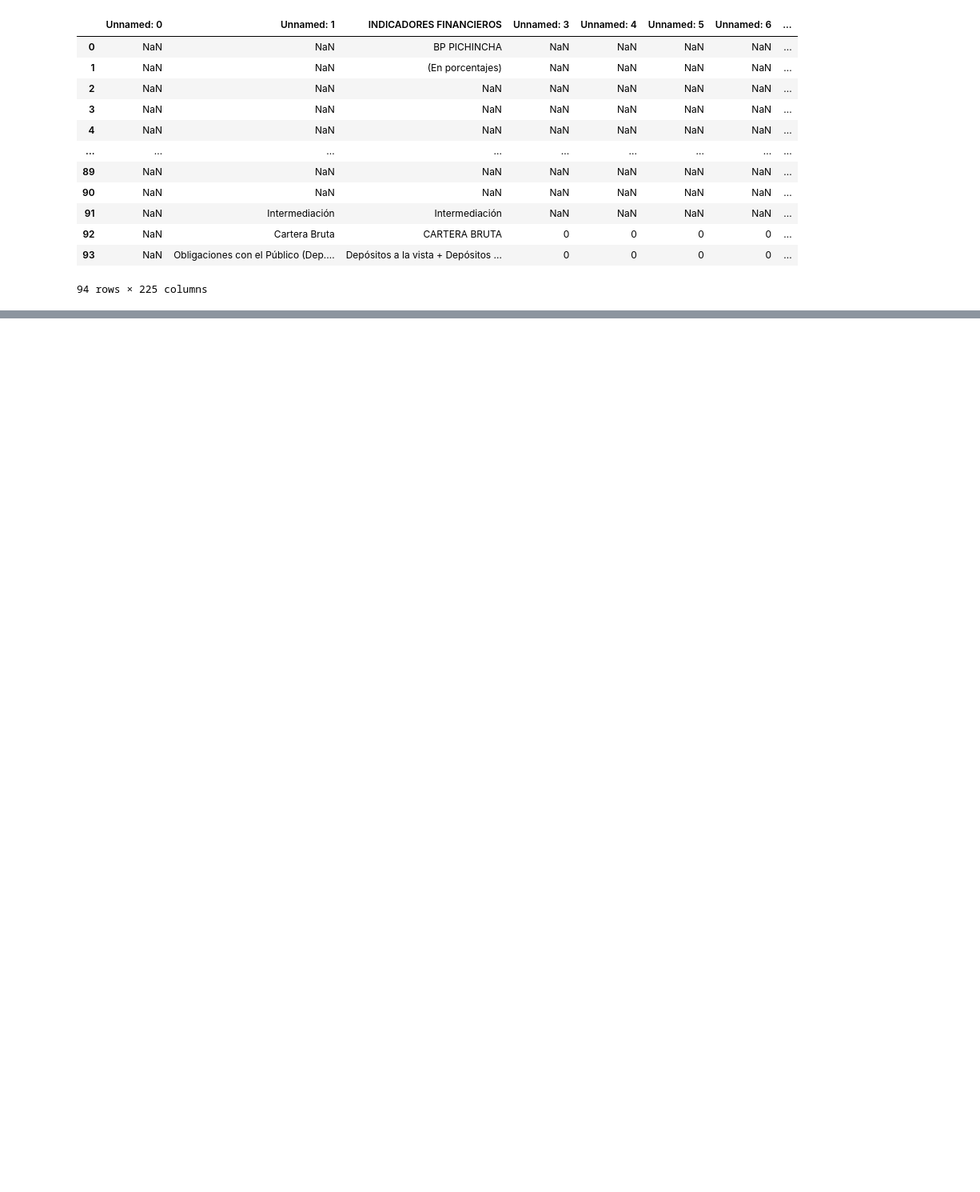
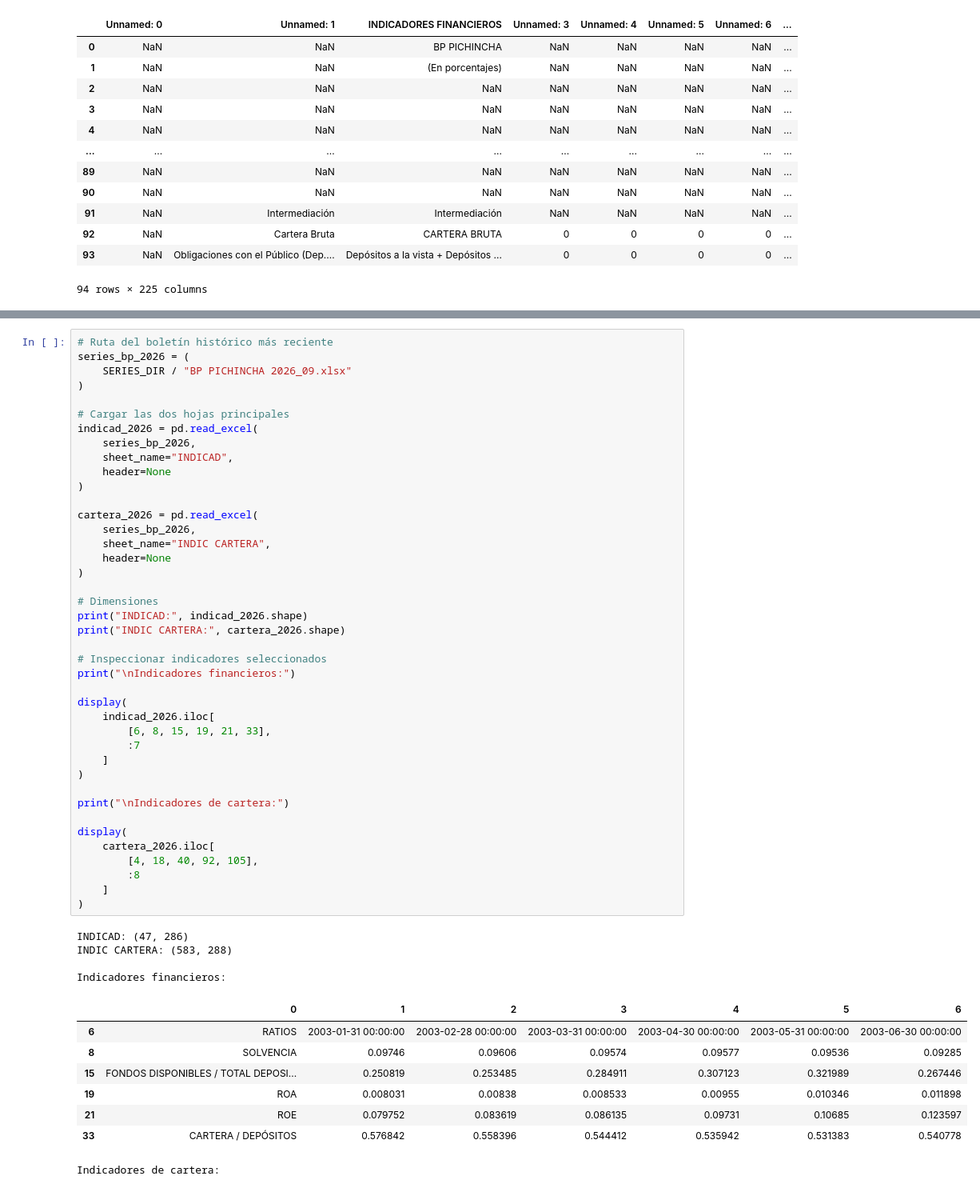
Before and after one commit to tavomx45/audit-ecuador-banking-data, a Jupyter notebook: notebooks/validacion_datos.ipynb, the cells around one changed output, grey strips where cells are left out. Shown at 80% size. Saved outputs shown, nothing was run; the diff lists cells and outputs as text; blank space fills up the shorter version.

```diff
--- a/notebooks/validacion_datos.ipynb
+++ b/notebooks/validacion_datos.ipynb
@@ -814,0 +905,54 @@ ValueError: 'Series([], Name: 6, dtype: object)' is not compatible with origin='
+# %%
+# Ruta del boletín histórico más reciente
+series_bp_2026 = (
+    SERIES_DIR / "BP PICHINCHA 2026_09.xlsx"
+)
+
+# Cargar las dos hojas principales
+indicad_2026 = pd.read_excel(
+    series_bp_2026,
+    sheet_name="INDICAD",
+    header=None
+)
+
+cartera_2026 = pd.read_excel(
+    series_bp_2026,
+    sheet_name="INDIC CARTERA",
+    header=None
+)
+
+# Dimensiones
+print("INDICAD:", indicad_2026.shape)
+print("INDIC CARTERA:", cartera_2026.shape)
+
+# Inspeccionar indicadores seleccionados
+print("\nIndicadores financieros:")
+
+display(
+    indicad_2026.iloc[
+        [6, 8, 15, 19, 21, 33],
+        :7
+    ]
+)
+
+print("\nIndicadores de cartera:")
+
+display(
+    cartera_2026.iloc[
+        [4, 18, 40, 92, 105],
+        :8
+    ]
+)
+# %% [output]
+INDICAD: (47, 286)
+INDIC CARTERA: (583, 288)
+
+Indicadores financieros:
+|  | 0 | 1 | 2 | 3 | 4 | 5 | 6 |
+| 6 | RATIOS | 2003-01-31 00:00:00 | 2003-02-28 00:00:00 | 2003-03-31 00:00:00 | 2003-04-30 00:00:00 | 2003-05-31 00:00:00 | 2003-06-30 00:00:00 |
+| 8 | SOLVENCIA | 0.09746 | 0.09606 | 0.09574 | 0.09577 | 0.09536 | 0.09285 |
+| 15 | FONDOS DISPONIBLES / TOTAL DEPOSI... | 0.250819 | 0.253485 | 0.284911 | 0.307123 | 0.321989 | 0.267446 |
+| 19 | ROA | 0.008031 | 0.00838 | 0.008533 | 0.00955 | 0.010346 | 0.011898 |
+| 21 | ROE | 0.079752 | 0.083619 | 0.086135 | 0.09731 | 0.10685 | 0.123597 |
+| 33 | CARTERA / DEPÓSITOS | 0.576842 | 0.558396 | 0.544412 | 0.535942 | 0.531383 | 0.540778 |
+Indicadores de cartera:
```
Also changed, not shown: parts of 23 cells of this notebook, 1 other file.
